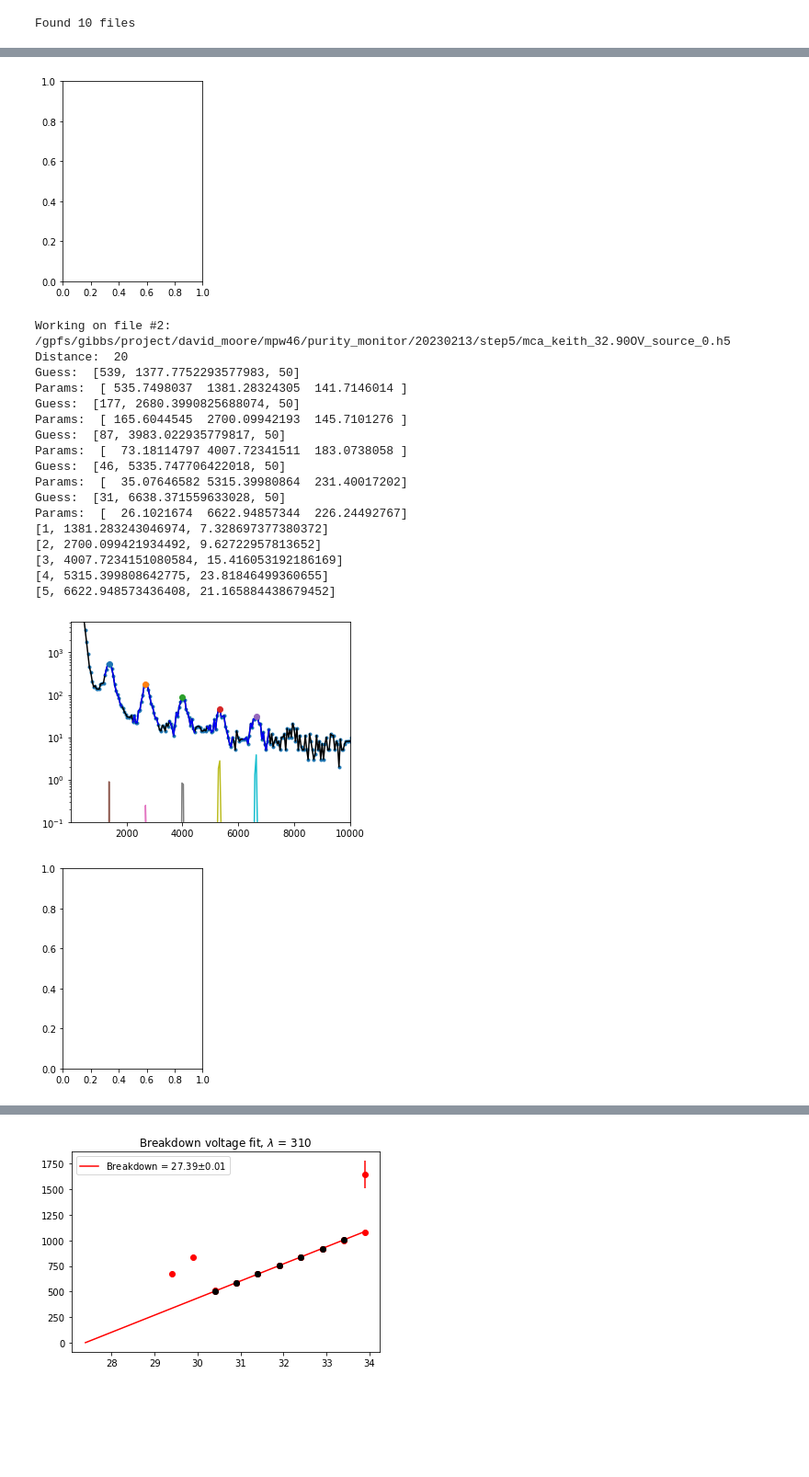
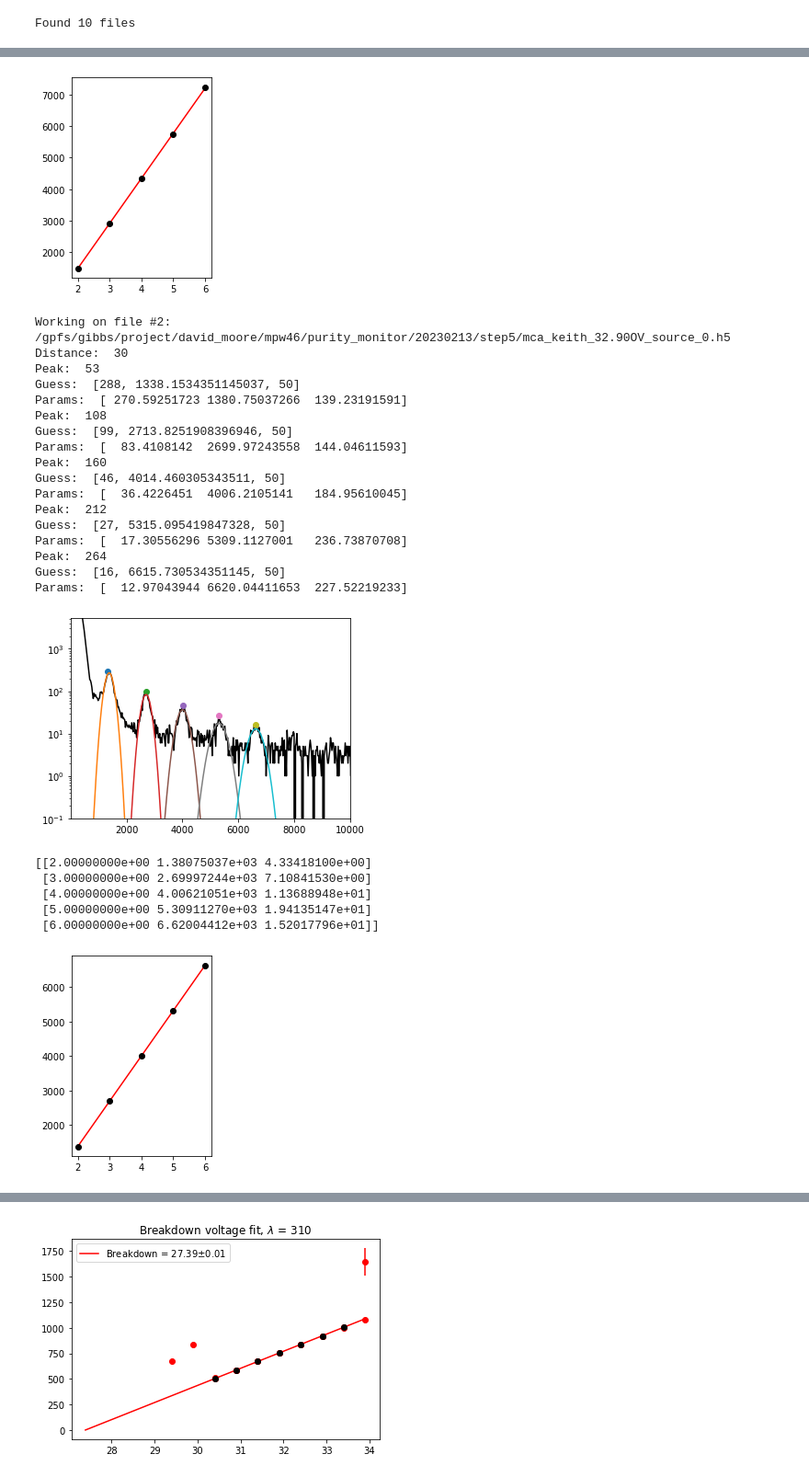
Before and after one commit to Moore-Lab/purity-monitor, a Jupyter notebook: SiPMMeasurements/SiPM_data_plots.ipynb, the cells around one changed output, grey strips where cells are left out. Shown at 92% size. Drawn from its saved outputs; the diff is of its cells as text; code cells hidden in the pictures; blank space fills up the shorter version.

```diff
--- a/SiPMMeasurements/SiPM_data_plots.ipynb
+++ b/SiPMMeasurements/SiPM_data_plots.ipynb
@@ -123,7 +112,7 @@ array([[1.00000000e+00, 9.43716214e+02, 1.27140844e+02],
 guess_1pe = 1100 * SRS_gain/100 - pedestal ## based on highest gain data
 guess_sig = 0.1
 
-distances = [20, 20, 20, 20, 15, 15, 15, 10, 10, 5]
+distances = [40, 35, 30, 25, 25, 25, 20, 15, 15, 15]
 
 gain_vs_volts = []
 for i,(file, dist) in enumerate(zip(file_list, distances)):
@@ -145,35 +134,38 @@ for i,(file, dist) in enumerate(zip(file_list, distances)):
     for key in ch2.keys():
         mca_hist = np.array(ch2.get(key))
     bin_num = np.arange(len(mca_hist))
-    b, c = rebin_histogram(bin_num, mca_hist, 50)
+    b, c = rebin_histogram(bin_num, mca_hist, 25)
 
     plt.figure(figsize=(12,4))
     plt.subplot(1,2,1)
-    plt.scatter(b, c, marker='.')
+#     plt.scatter(b, c, marker='.')
+#     plt.plot(b, c, 'k')
     plt.semilogy(b, c, 'k')
     plt.ylim(0.1, np.max(mca_hist)*2)
+#     plt.ylim(0.1, 350)
     plt.xlim(0.1, 10000)
+
 
     if(len(gain_vs_volts) > 0):
         guess_1pe = gain_vs_volts[-1][1] * (file_volts-breakdown)/(gain_vs_volts[-1][0]-breakdown)
 
-    pe_locs, post_bin_x, post_bin_y = find_peaks_and_fit(bin_num, mca_hist, min_distance=dist)
+    pe_locs, post_bin_x, post_bin_y = find_peaks_and_fit(bin_num, mca_hist, file_volts, min_distance=dist)
 #     plt.xlim(0, guess_1pe*6)
 
 
     plt.subplot(1,2,2)
-#     print(pe_locs)
-#     plt.errorbar( pe_locs[:,0], pe_locs[:,1], yerr=pe_locs[:,2], fmt='ko' )
+    print(pe_locs)
+    plt.errorbar( pe_locs[:,0], pe_locs[:,1], yerr=pe_locs[:,2], fmt='ko' )
 
-#     fpts = ~np.isnan(pe_locs[:,1])
-#     if(np.sum(fpts) < 3):
-#         continue
-#     gain_bp, gain_bc = curve_fit( lin_fun, pe_locs[fpts, 0], pe_locs[fpts, 1] )
+    fpts = ~np.isnan(pe_locs[:,1])
+    if(np.sum(fpts) < 3):
+        continue
+    gain_bp, gain_bc = curve_fit( lin_fun, pe_locs[fpts, 0], pe_locs[fpts, 1] )
 
-#     xx = pe_locs[fpts, 0]
-#     plt.plot( xx, lin_fun(xx, *gain_bp), 'r')
+    xx = pe_locs[fpts, 0]
+    plt.plot( xx, lin_fun(xx, *gain_bp), 'r')
 
-#     gain_vs_volts.append( [file_volts, gain_bp[0], np.sqrt(gain_bc[0,0]), file_wavelength] )
+    gain_vs_volts.append( [file_volts, gain_bp[0], np.sqrt(gain_bc[0,0]), file_wavelength] )
 
     plt.show()
 # %% [output]
@@ -217,20 +219,25 @@ Params:  [  22.77864241 7198.8115799   313.09466194]
-[figure, old version]
+[figure, new version]
-Working on file #2: /gpfs/gibbs/project/david_moore/mpw46/purity_monitor/20230213/step5/mca_keith_32.90OV_source_0.h5
-Distance:  20
-Guess:  [539, 1377.7752293577983, 50]
-Params:  [ 535.7498037  1381.28324305  141.7146014 ]
-Guess:  [177, 2680.3990825688074, 50]
-Params:  [ 165.6044545  2700.09942193  145.7101276 ]
-Guess:  [87, 3983.022935779817, 50]
-Params:  [  73.18114797 4007.72341511  183.0738058 ]
-Guess:  [46, 5335.747706422018, 50]
-Params:  [  35.07646582 5315.39980864  231.40017202]
-Guess:  [31, 6638.371559633028, 50]
-Params:  [  26.1021674  6622.94857344  226.24492767]
-[1, 1381.283243046974, 7.328697377380372]
-[2, 2700.099421934492, 9.62722957813652]
-[3, 4007.7234151080584, 15.416053192186169]
-[4, 5315.399808642775, 23.81846499360655]
-[5, 6622.948573436408, 21.165884438679452]
+Working on file #2: /gpfs/gibbs/project/david_moore/mpw46/purity_monitor/20230213/step5/mca_keith_32.90OV_source_0.h5
+Distance:  30
+Peak:  53
+Guess:  [288, 1338.1534351145037, 50]
+Params:  [ 270.59251723 1380.75037266  139.23191591]
+Peak:  108
+Guess:  [99, 2713.8251908396946, 50]
+Params:  [  83.4108142  2699.97243558  144.04611593]
+Peak:  160
+Guess:  [46, 4014.460305343511, 50]
+Params:  [  36.4226451  4006.2105141   184.95610045]
+Peak:  212
+Guess:  [27, 5315.095419847328, 50]
+Params:  [  17.30556296 5309.1127001   236.73870708]
+Peak:  264
+Guess:  [16, 6615.730534351145, 50]
+Params:  [  12.97043944 6620.04411653  227.52219233]
-[figure, old version]
+[figure, new version]
+[[2.00000000e+00 1.38075037e+03 4.33418100e+00]
+ [3.00000000e+00 2.69997244e+03 7.10841530e+00]
+ [4.00000000e+00 4.00621051e+03 1.13688948e+01]
+ [5.00000000e+00 5.30911270e+03 1.94135147e+01]
+ [6.00000000e+00 6.62004412e+03 1.52017796e+01]]
-[figure, old version]
+[figure, new version]
```
Also changed, not shown: parts of 4 cells of this notebook.
